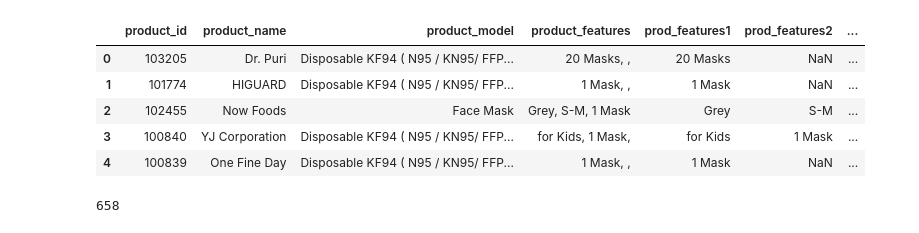
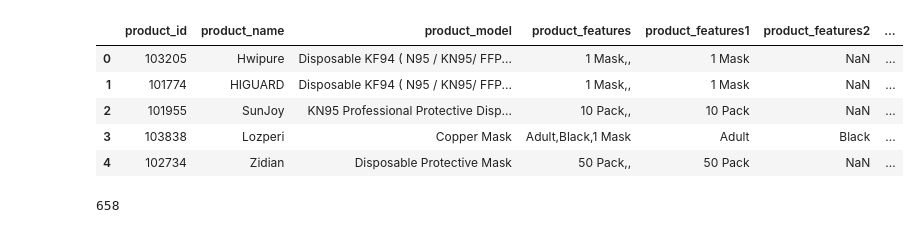
Before and after one commit to ShagunDwivedi/iHerbMasks, a Jupyter notebook: exploration.ipynb, the cells around one changed output. Saved outputs shown, nothing was run; the diff lists cells and outputs as text; code cells hidden in the pictures.

```diff
--- a/exploration.ipynb
+++ b/exploration.ipynb
@@ -3,16 +3,16 @@ import pandas as pd
 import numpy as np
 import matplotlib.pyplot as plt
 # %%
-prod_df = pd.read_table('./products.tsv')
-rev_df = pd.read_table('./reviews.tsv')
+prod_df = pd.read_table('./data/products.tsv')
+rev_df = pd.read_table('./data/reviews.tsv')
 prod_df.head()
 # %% [output]
-|  | product_id | product_name | product_model | product_features | prod_features1 | prod_features2 | ... |
-| 0 | 103205 | Dr. Puri | Disposable KF94 ( N95 / KN95/ FFP... | 20 Masks, , | 20 Masks | NaN | ... |
-| 1 | 101774 | HIGUARD | Disposable KF94 ( N95 / KN95/ FFP... | 1 Mask, , | 1 Mask | NaN | ... |
-| 2 | 102455 | Now Foods | Face Mask | Grey, S-M, 1 Mask | Grey | S-M | ... |
-| 3 | 100840 | YJ Corporation | Disposable KF94 ( N95 / KN95/ FFP... | for Kids, 1 Mask, | for Kids | 1 Mask | ... |
-| 4 | 100839 | One Fine Day | Disposable KF94 ( N95 / KN95/ FFP... | 1 Mask, , | 1 Mask | NaN | ... |
+|  | product_id | product_name | product_model | product_features | product_features1 | product_features2 | ... |
+| 0 | 103205 | Hwipure | Disposable KF94 ( N95 / KN95/ FFP... | 1 Mask,, | 1 Mask | NaN | ... |
+| 1 | 101774 | HIGUARD | Disposable KF94 ( N95 / KN95/ FFP... | 1 Mask,, | 1 Mask | NaN | ... |
+| 2 | 101955 | SunJoy | KN95 Professional Protective Disp... | 10 Pack,, | 10 Pack | NaN | ... |
+| 3 | 103838 | Lozperi | Copper Mask | Adult,Black,1 Mask | Adult | Black | ... |
+| 4 | 102734 | Zidian | Disposable Protective Mask | 50 Pack,, | 50 Pack | NaN | ... |
 # %%
 # Most popular brand
 z = rev_df.productId.value_counts()
```
Also changed, not shown: parts of 4 cells of this notebook, 6 other files.
